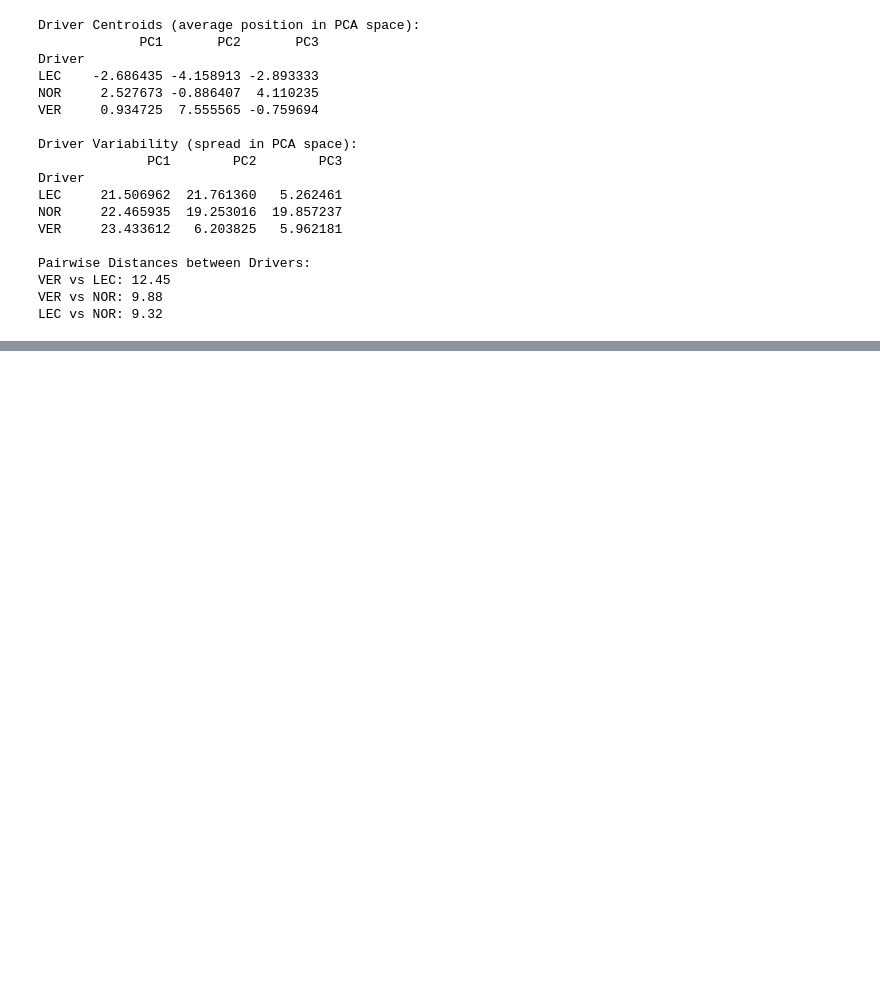
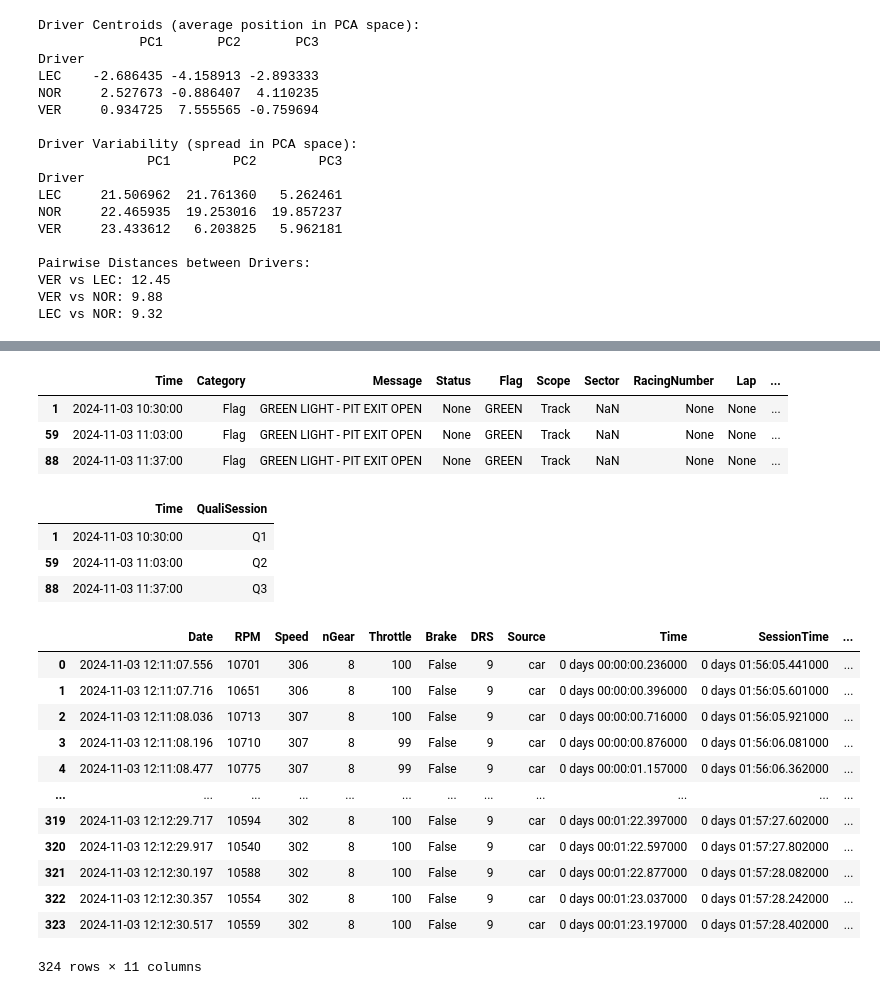
Before and after one commit to akatelync/f1-exploration, a Jupyter notebook: sample_notebook.ipynb, the cells around one changed output, grey strips where cells are left out. Cells and saved outputs as stored; diff of their text form; code cells hidden in the pictures; blank space fills up the shorter version.

```diff
--- a/sample_notebook.ipynb
+++ b/sample_notebook.ipynb
@@ -351,0 +402,4 @@ LEC vs NOR: 9.32
+# %%
+session = fastf1.get_session(2024, 21, "Q")
+session.load()
+session.race_control_messages
@@ -351,0 +490,35 @@ LEC vs NOR: 9.32
+# %%
+quali_sessions = quali_sessions[quali_sessions["GreenLightCount"] == 1]
+quali_sessions
+# %% [output]
+|  | Time | Category | Message | Status | Flag | Scope | Sector | RacingNumber | Lap | ... |
+| 1 | 2024-11-03 10:30:00 | Flag | GREEN LIGHT - PIT EXIT OPEN | None | GREEN | Track | NaN | None | None | ... |
+| 59 | 2024-11-03 11:03:00 | Flag | GREEN LIGHT - PIT EXIT OPEN | None | GREEN | Track | NaN | None | None | ... |
+| 88 | 2024-11-03 11:37:00 | Flag | GREEN LIGHT - PIT EXIT OPEN | None | GREEN | Track | NaN | None | None | ... |
+# %%
+quali_sessions["QualiSession"] = [
+    "Q" + str(i) for i in range(1, len(quali_sessions) + 1)]
+quali_sessions = quali_sessions[["Time", "QualiSession"]]
+
+quali_sessions
+# %% [output]
+|  | Time | QualiSession |
+| 1 | 2024-11-03 10:30:00 | Q1 |
+| 59 | 2024-11-03 11:03:00 | Q2 |
+| 88 | 2024-11-03 11:37:00 | Q3 |
+# %%
+session.laps.pick_fastest().get_car_data().add_distance()
+# %% [output]
+|  | Date | RPM | Speed | nGear | Throttle | Brake | DRS | Source | Time | SessionTime | ... |
+| 0 | 2024-11-03 12:11:07.556 | 10701 | 306 | 8 | 100 | False | 9 | car | 0 days 00:00:00.236000 | 0 days 01:56:05.441000 | ... |
+| 1 | 2024-11-03 12:11:07.716 | 10651 | 306 | 8 | 100 | False | 9 | car | 0 days 00:00:00.396000 | 0 days 01:56:05.601000 | ... |
+| 2 | 2024-11-03 12:11:08.036 | 10713 | 307 | 8 | 100 | False | 9 | car | 0 days 00:00:00.716000 | 0 days 01:56:05.921000 | ... |
+| 3 | 2024-11-03 12:11:08.196 | 10710 | 307 | 8 | 99 | False | 9 | car | 0 days 00:00:00.876000 | 0 days 01:56:06.081000 | ... |
+| 4 | 2024-11-03 12:11:08.477 | 10775 | 307 | 8 | 99 | False | 9 | car | 0 days 00:00:01.157000 | 0 days 01:56:06.362000 | ... |
+| ... | ... | ... | ... | ... | ... | ... | ... | ... | ... | ... | ... |
+| 319 | 2024-11-03 12:12:29.717 | 10594 | 302 | 8 | 100 | False | 9 | car | 0 days 00:01:22.397000 | 0 days 01:57:27.602000 | ... |
+| 320 | 2024-11-03 12:12:29.917 | 10540 | 302 | 8 | 100 | False | 9 | car | 0 days 00:01:22.597000 | 0 days 01:57:27.802000 | ... |
+| 321 | 2024-11-03 12:12:30.197 | 10588 | 302 | 8 | 100 | False | 9 | car | 0 days 00:01:22.877000 | 0 days 01:57:28.082000 | ... |
+| 322 | 2024-11-03 12:12:30.357 | 10554 | 302 | 8 | 100 | False | 9 | car | 0 days 00:01:23.037000 | 0 days 01:57:28.242000 | ... |
+| 323 | 2024-11-03 12:12:30.517 | 10559 | 302 | 8 | 100 | False | 9 | car | 0 days 00:01:23.197000 | 0 days 01:57:28.402000 | ... |
+324 rows × 11 columns
```
Also changed, not shown: parts of 10 cells of this notebook, 3 other files.
